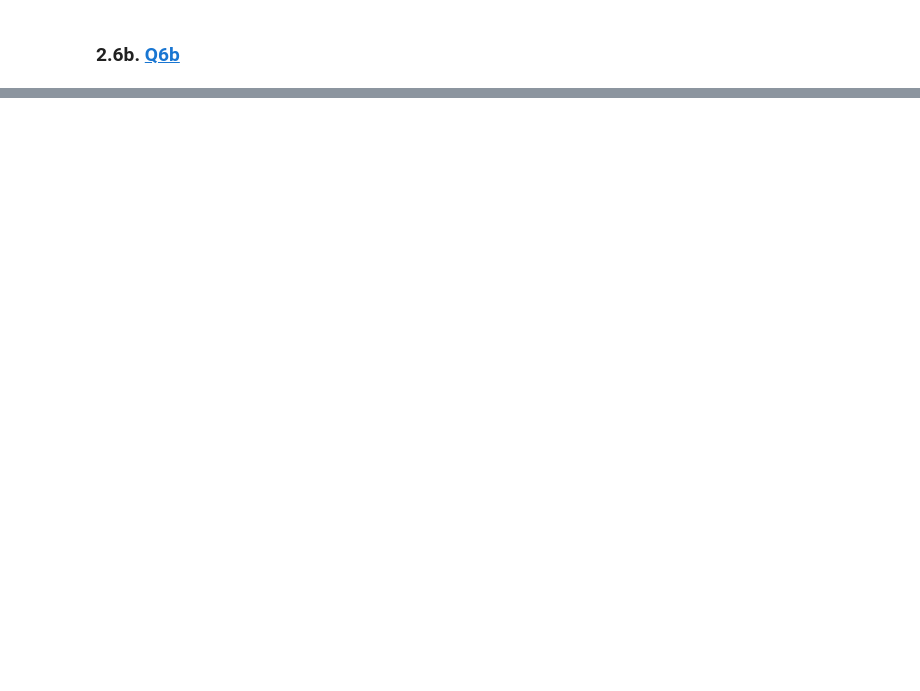
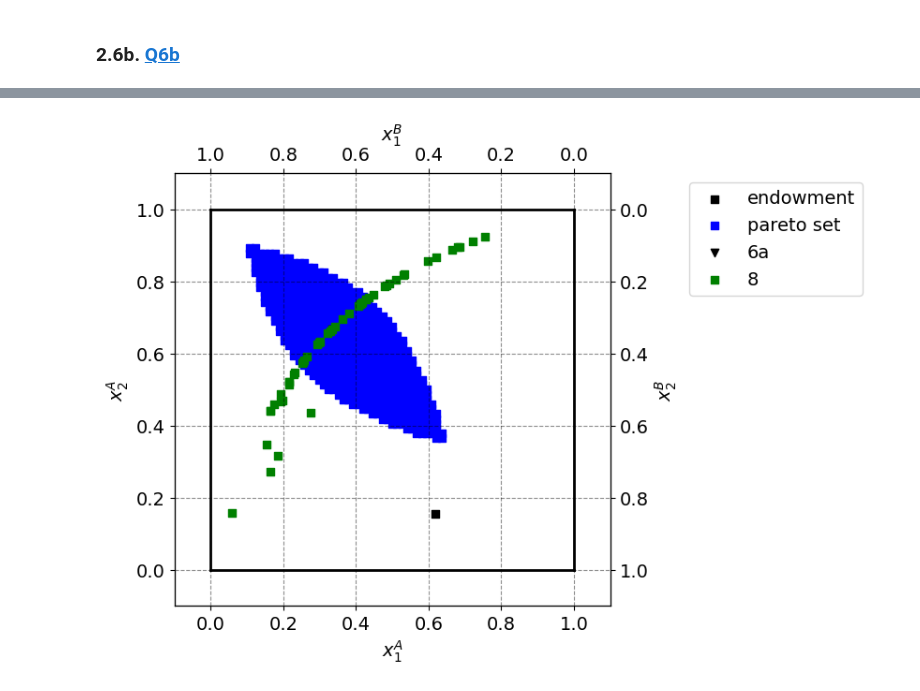
Before and after one commit to NumEconCopenhagen/projects-2024-anna-vithusha-og-barbara, a Jupyter notebook: inauguralproject/InauguralProject2024.ipynb, the cells around one changed output, grey strips where cells are left out. Drawn from its saved outputs; the diff is of its cells as text; code cells hidden in the pictures; blank space fills up the shorter version.

```diff
--- a/inauguralproject/InauguralProject2024.ipynb
+++ b/inauguralproject/InauguralProject2024.ipynb
@@ -312,0 +313,15 @@ ax_A_1.legend(frameon=True,loc='upper right',bbox_to_anchor=(1.6,1.0));
+# %%
+w1A_vec = np.random.uniform(low=0, high=1, size=50)
+w2A_vec = np.random.uniform(low=0, high=1, size=50)
+# %%
+x1A_list =[]
+x2A_list =[]
+
+for w1, w2 in zip(w1A_vec, w2A_vec):
+    model.find_equilibrium(1.5, 1, w1, w2)
+
+    x1A = model.print_solution()[0]
+    x2A = model.print_solution()[1]
+
+    x1A_list.append(x1A)
+    x2A_list.append(x2A)
@@ -312,0 +346,44 @@ ax_A_1.legend(frameon=True,loc='upper right',bbox_to_anchor=(1.6,1.0));
+# %%
+# b. figure set up
+fig_2 = plt.figure(frameon=False,figsize=(6,6), dpi=100)
+ax_A_2 = fig_2.add_subplot(1, 1, 1)
+
+ax_A_2.set_xlabel("$x_1^A$")
+ax_A_2.set_ylabel("$x_2^A$")
+
+temp_2 = ax_A_2.twinx()
+temp_2.set_ylabel("$x_2^B$")
+ax_B_2 = temp_2.twiny()
+ax_B_2.set_xlabel("$x_1^B$")
+ax_B_2.invert_xaxis()
+ax_B_2.invert_yaxis()
+
+# A
+ax_A_2.scatter(par.w1A,par.w2A,marker='s',color='black',label='endowment')
+
+# Add pareto-optiaml point of person A
+
+ax_A_2.scatter(x1a_vec,x2a_vec,marker='s', color='blue', label='pareto set')
+
+# illustrate allocation in 6a
+
+ax_A_2.scatter(result_planner.x[0], result_planner.x[1], marker='v', color='black', label='6a')
+
+# 8
+
+ax_A_2.scatter(x1A_list, x2A_list, marker='s', color='green', label='8')
+
+# limits
+ax_A_2.plot([0,w1bar],[0,0],lw=2,color='black')
+ax_A_2.plot([0,w1bar],[w2bar,w2bar],lw=2,color='black')
+ax_A_2.plot([0,0],[0,w2bar],lw=2,color='black')
+ax_A_2.plot([w1bar,w1bar],[0,w2bar],lw=2,color='black')
+
+ax_A_2.set_xlim([-0.1, w1bar + 0.1])
+ax_A_2.set_ylim([-0.1, w2bar + 0.1])
+ax_B_2.set_xlim([w1bar + 0.1, -0.1])
+ax_B_2.set_ylim([w2bar + 0.1, -0.1])
+
+ax_A_2.legend(frameon=True,loc='upper right',bbox_to_anchor=(1.6,1.0));
+# %% [output]
+[figure, added]
```
Also changed, not shown: parts of 12 cells of this notebook, 1 other file.
